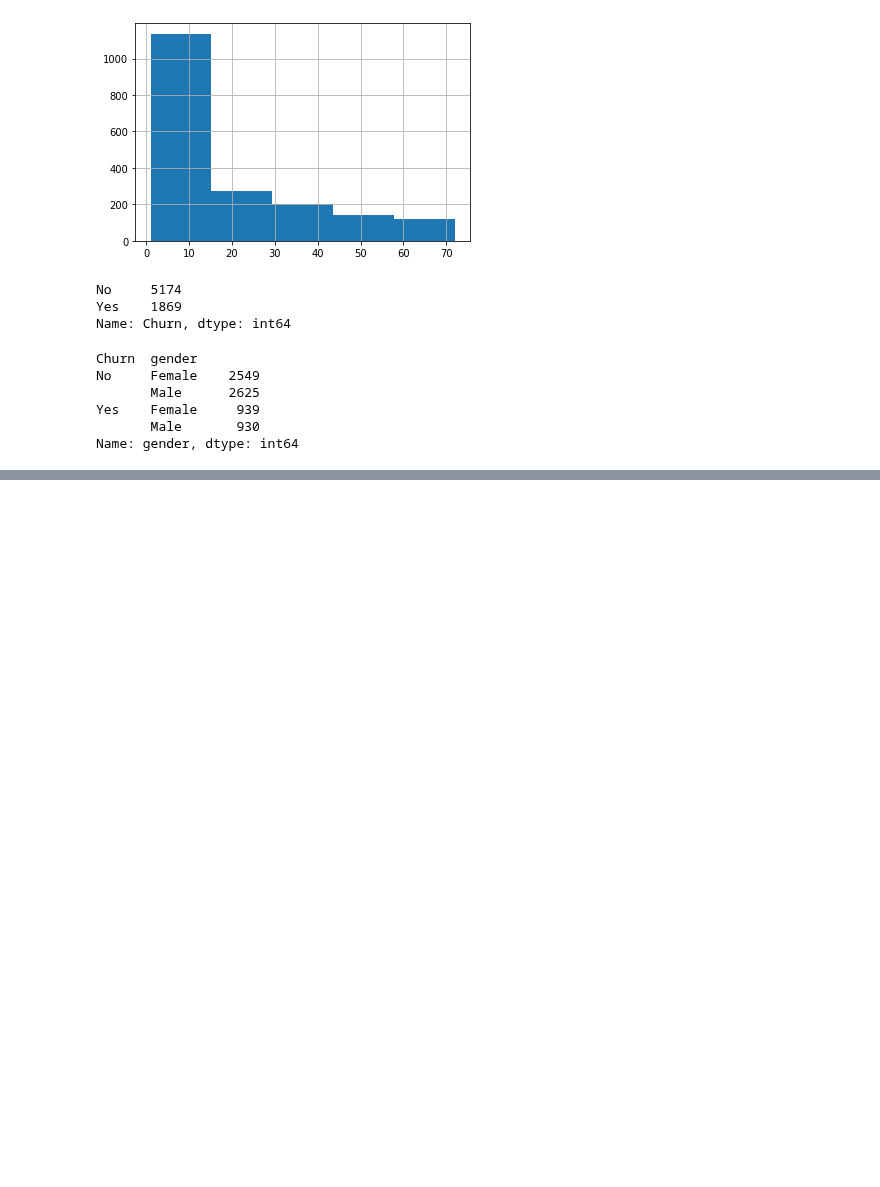
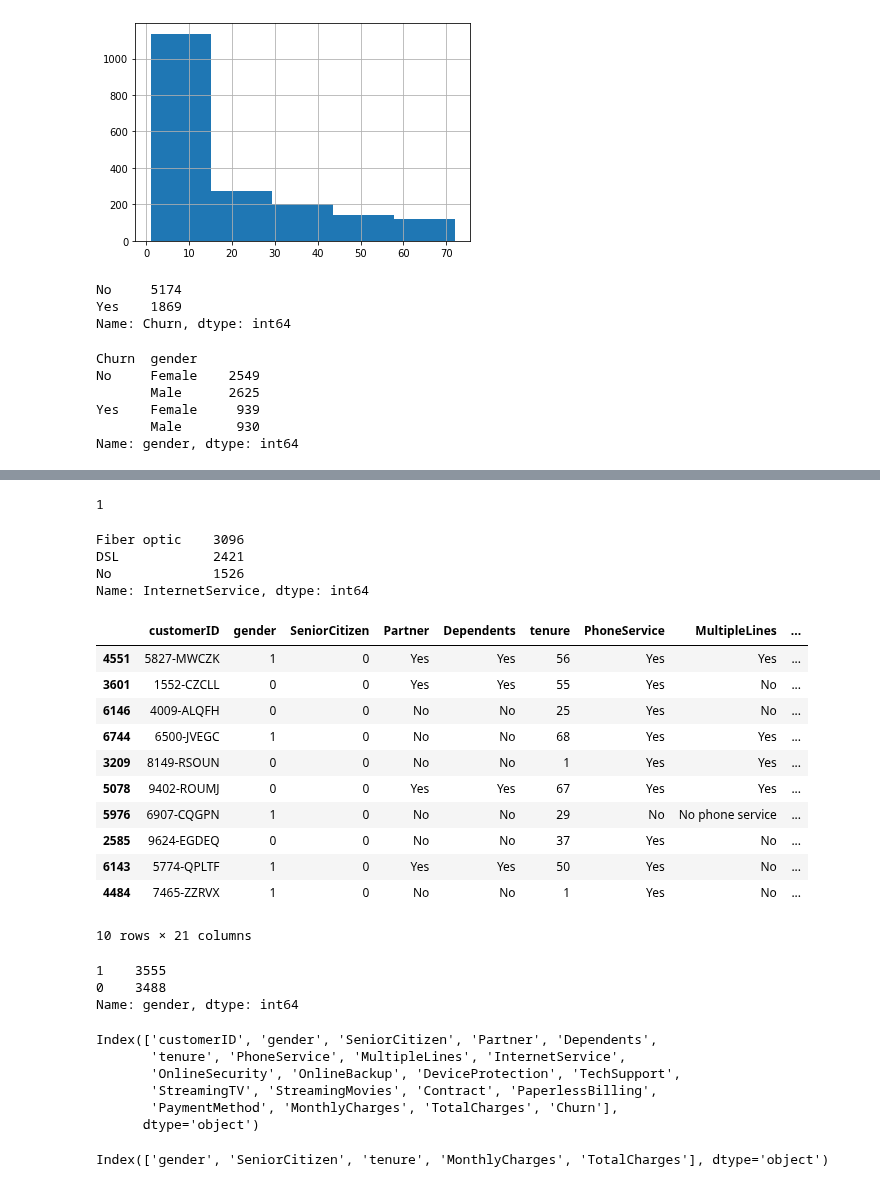
Before and after one commit to yuchild/erik_interviewqs, a Jupyter notebook: avg_lifetime_value_of_customers.ipynb, the cells around one changed output, grey strips where cells are left out. Cells and saved outputs as stored; diff of their text form; code cells hidden in the pictures; blank space fills up the shorter version.

```diff
--- a/avg_lifetime_value_of_customers.ipynb
+++ b/avg_lifetime_value_of_customers.ipynb
@@ -158,0 +169,52 @@ Name: gender, dtype: int64
+# %%
+def gender_enc(string):
+    if string == 'Female':
+        return 0
+    else:
+        return 1
+
+gender_enc('Male')
+# %% [output]
+1
+# %%
+df['InternetService'].value_counts()
+# %% [output]
+Fiber optic    3096
+DSL            2421
+No             1526
+Name: InternetService, dtype: int64
+# %%
+df['gender'] = df['gender'].apply(lambda row: gender_enc(row)) #axis = 1 means down column(s), axis = 0 means across row(s)
+df.sample(10)
+# %% [output]
+|  | customerID | gender | SeniorCitizen | Partner | Dependents | tenure | PhoneService | MultipleLines | ... |
+| 4551 | 5827-MWCZK | 1 | 0 | Yes | Yes | 56 | Yes | Yes | ... |
+| 3601 | 1552-CZCLL | 0 | 0 | Yes | Yes | 55 | Yes | No | ... |
+| 6146 | 4009-ALQFH | 0 | 0 | No | No | 25 | Yes | No | ... |
+| 6744 | 6500-JVEGC | 1 | 0 | No | No | 68 | Yes | Yes | ... |
+| 3209 | 8149-RSOUN | 0 | 0 | No | No | 1 | Yes | Yes | ... |
+| 5078 | 9402-ROUMJ | 0 | 0 | Yes | Yes | 67 | Yes | Yes | ... |
+| 5976 | 6907-CQGPN | 1 | 0 | No | No | 29 | No | No phone service | ... |
+| 2585 | 9624-EGDEQ | 0 | 0 | No | No | 37 | Yes | No | ... |
+| 6143 | 5774-QPLTF | 1 | 0 | Yes | Yes | 50 | Yes | No | ... |
+| 4484 | 7465-ZZRVX | 1 | 0 | No | No | 1 | Yes | No | ... |
+10 rows × 21 columns
+# %%
+df['gender'].value_counts()
+# %% [output]
+1    3555
+0    3488
+Name: gender, dtype: int64
+# %%
+df.columns
+# %% [output]
+Index(['customerID', 'gender', 'SeniorCitizen', 'Partner', 'Dependents',
+       'tenure', 'PhoneService', 'MultipleLines', 'InternetService',
+       'OnlineSecurity', 'OnlineBackup', 'DeviceProtection', 'TechSupport',
+       'StreamingTV', 'StreamingMovies', 'Contract', 'PaperlessBilling',
+       'PaymentMethod', 'MonthlyCharges', 'TotalCharges', 'Churn'],
+      dtype='object')
+# %%
+df.describe().columns
+# %% [output]
+Index(['gender', 'SeniorCitizen', 'tenure', 'MonthlyCharges', 'TotalCharges'], dtype='object')
```
Also changed, not shown: parts of 14 cells of this notebook.
